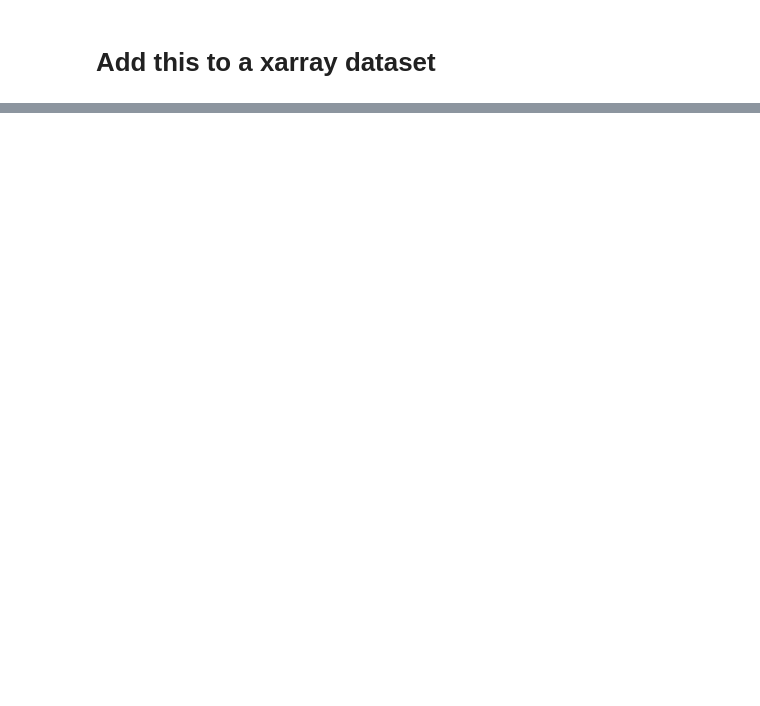
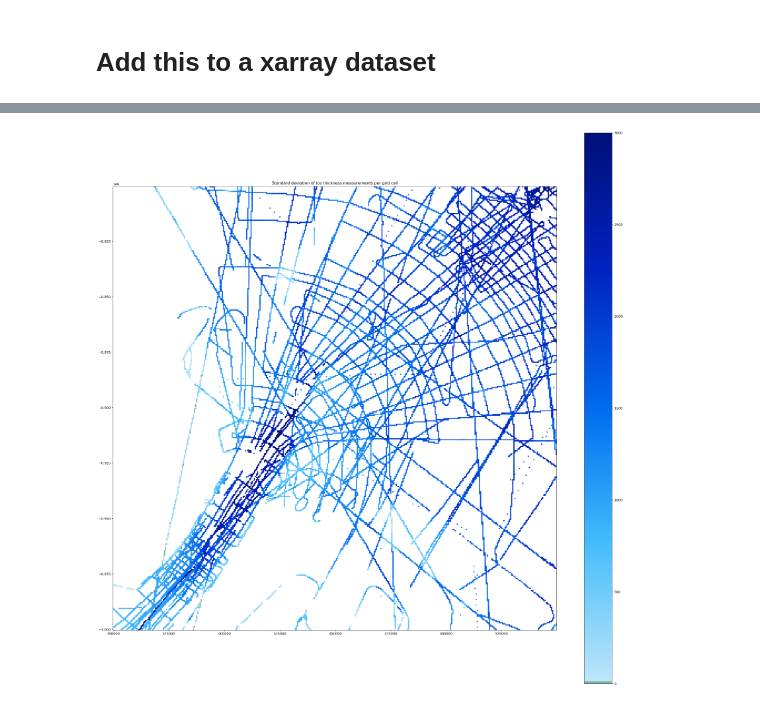
Before and after one commit to kimbente/ice_thickness, a Jupyter notebook: point_data_analysis.ipynb, the cells around one changed output, grey strips where cells are left out. Saved outputs shown, nothing was run; the diff lists cells and outputs as text; code cells hidden in the pictures; blank space fills up the shorter version.

```diff
--- a/point_data_analysis.ipynb
+++ b/point_data_analysis.ipynb
@@ -73,0 +215,25 @@ combined_metrics = pd.merge(pd.merge(means_per_pixel, std_per_pixel, on = "id_50
+# %%
+cvals  = [0,
+          1, 250, 500, 750, 1000]
+
+colors = ["#7eb3a1",
+          "#bee6fa", "#47bdfc", "#006cef", "#0023c1", "#001079"]
+
+# Create a colormap object
+norm = plt.Normalize(np.min(cvals), np.max(cvals))
+tuples = list(zip(map(norm, cvals), colors))
+
+icethickness_cmap = matplotlib.colors.LinearSegmentedColormap.from_list("", tuples)
+# %%
+XX, YY = np.meshgrid(byrd_bedmachine.x, byrd_bedmachine.y)
+
+fig, ax = plt.subplots(figsize = (30, 30))
+
+# Plot bed topography mesh
+ax.pcolormesh(XX, YY, byrd_bedmachine.pt_t_mean, cmap = icethickness_cmap, vmin = 0, vmax = 3000)
+
+fig.colorbar(mappable = ax.collections[0], ax = ax)
+plt.title('Standard deviation of ice thickness measurements per grid cell')
+ax.set_aspect('equal')
+# %% [output]
+[figure, added]
```
Also changed, not shown: parts of 17 cells of this notebook, 3 other files.
